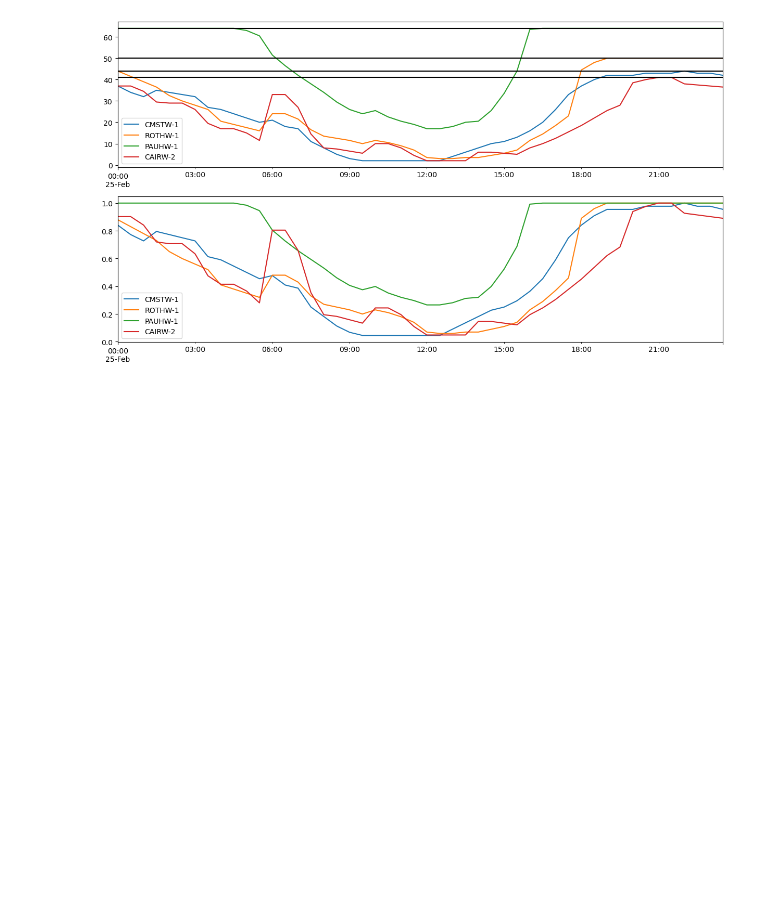
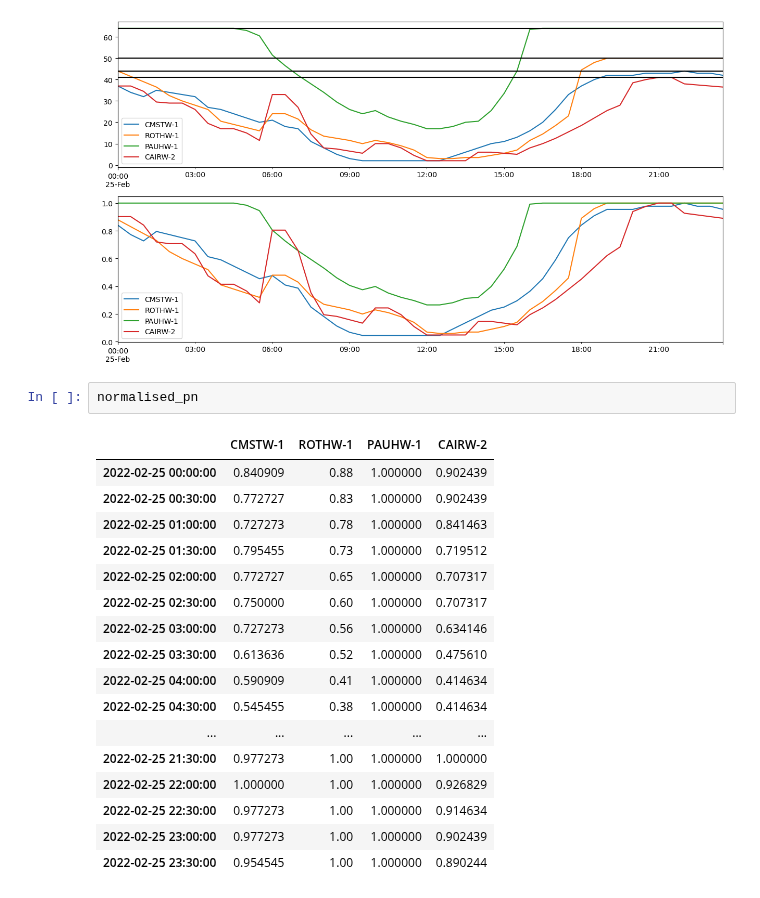
Before and after one commit to LukasFrankenQ/GBPower, a Jupyter notebook: notebooks/build_supply_curve.ipynb, the cells around one changed output. Drawn from its saved outputs; the diff is of its cells as text; blank space fills up the shorter version.

```diff
--- a/notebooks/build_supply_curve.ipynb
+++ b/notebooks/build_supply_curve.ipynb
@@ -378,3 +511,23 @@ normalised_pn.loc[:, onshore].plot(ax=axs[1])
 plt.show()
 # %% [output]
 [figure]
+# %%
+normalised_pn
+# %% [output]
+|  | CMSTW-1 | ROTHW-1 | PAUHW-1 | CAIRW-2 |
+| 2022-02-25 00:00:00 | 0.840909 | 0.88 | 1.000000 | 0.902439 |
+| 2022-02-25 00:30:00 | 0.772727 | 0.83 | 1.000000 | 0.902439 |
+| 2022-02-25 01:00:00 | 0.727273 | 0.78 | 1.000000 | 0.841463 |
+| 2022-02-25 01:30:00 | 0.795455 | 0.73 | 1.000000 | 0.719512 |
+| 2022-02-25 02:00:00 | 0.772727 | 0.65 | 1.000000 | 0.707317 |
+| 2022-02-25 02:30:00 | 0.750000 | 0.60 | 1.000000 | 0.707317 |
+| 2022-02-25 03:00:00 | 0.727273 | 0.56 | 1.000000 | 0.634146 |
+| 2022-02-25 03:30:00 | 0.613636 | 0.52 | 1.000000 | 0.475610 |
+| 2022-02-25 04:00:00 | 0.590909 | 0.41 | 1.000000 | 0.414634 |
+| 2022-02-25 04:30:00 | 0.545455 | 0.38 | 1.000000 | 0.414634 |
+| ... | ... | ... | ... | ... |
+| 2022-02-25 21:30:00 | 0.977273 | 1.00 | 1.000000 | 1.000000 |
+| 2022-02-25 22:00:00 | 1.000000 | 1.00 | 1.000000 | 0.926829 |
+| 2022-02-25 22:30:00 | 0.977273 | 1.00 | 1.000000 | 0.914634 |
+| 2022-02-25 23:00:00 | 0.977273 | 1.00 | 1.000000 | 0.902439 |
+| 2022-02-25 23:30:00 | 0.954545 | 1.00 | 1.000000 | 0.890244 |
```
Also changed, not shown: parts of 7 cells of this notebook, 1 other file.
